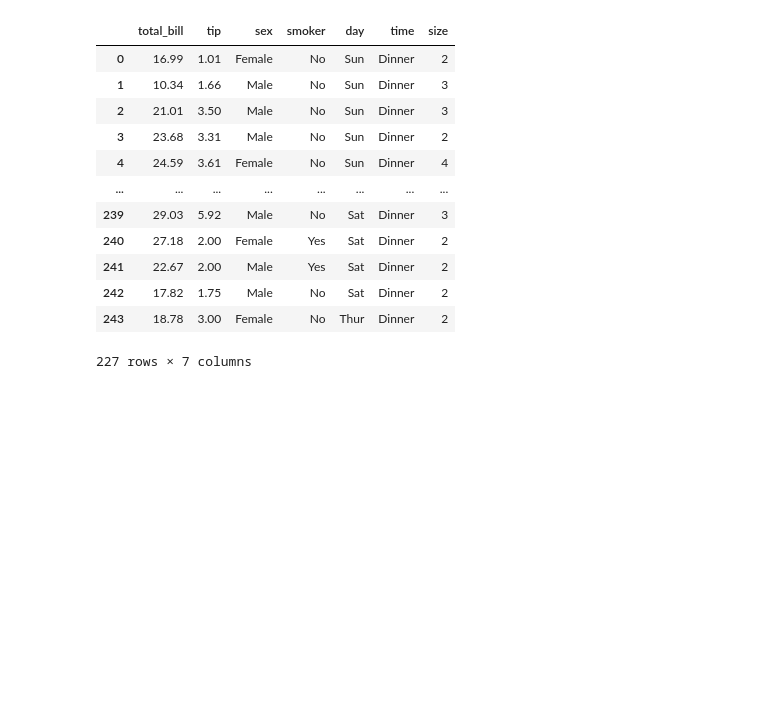
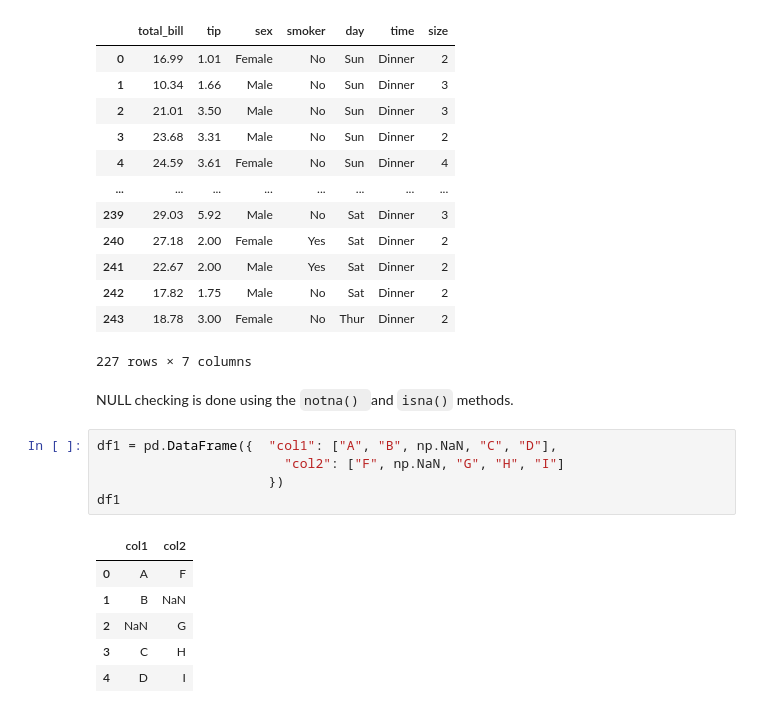
Before and after one commit to santdayalverma/Pandas, a Jupyter notebook: Comparison_with_SQL.ipynb, the cells around one changed output. Cells and saved outputs as stored; diff of their text form; blank space fills up the shorter version.

```diff
--- a/Comparison_with_SQL.ipynb
+++ b/Comparison_with_SQL.ipynb
@@ -67,3 +67,17 @@ tip[tip["total_bill"] > 10]
 | 242 | 17.82 | 1.75 | Male | No | Sat | Dinner | 2 |
 | 243 | 18.78 | 3.00 | Female | No | Thur | Dinner | 2 |
 227 rows × 7 columns
+# %% [markdown]
+NULL checking is done using the `notna() `and `isna()` methods.
+# %%
+df1 = pd.DataFrame({  "col1": ["A", "B", np.NaN, "C", "D"],
+                        "col2": ["F", np.NaN, "G", "H", "I"]
+                      })
+df1
+# %% [output]
+|  | col1 | col2 |
+| 0 | A | F |
+| 1 | B | NaN |
+| 2 | NaN | G |
+| 3 | C | H |
+| 4 | D | I |
```
Also changed, not shown: parts of 4 cells of this notebook.
